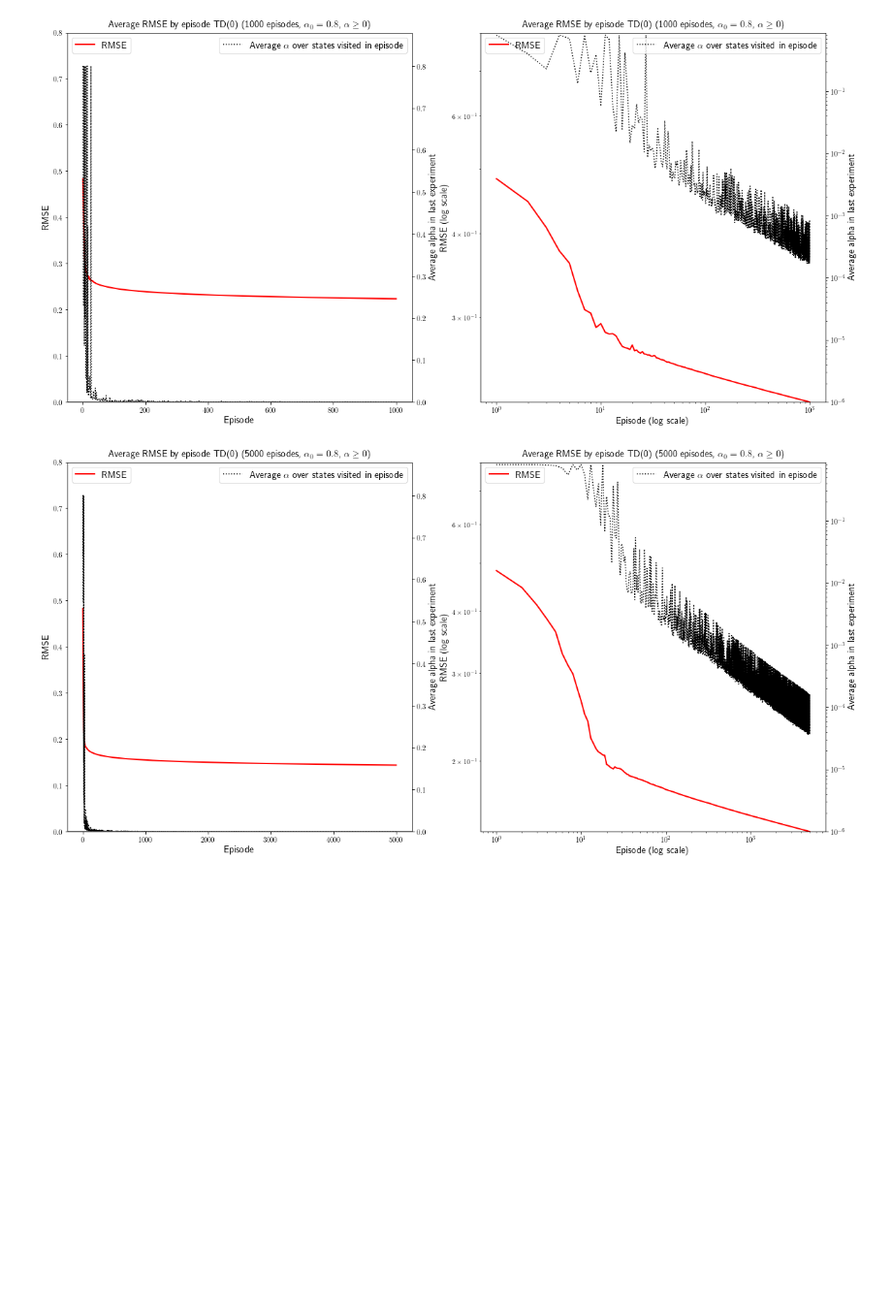
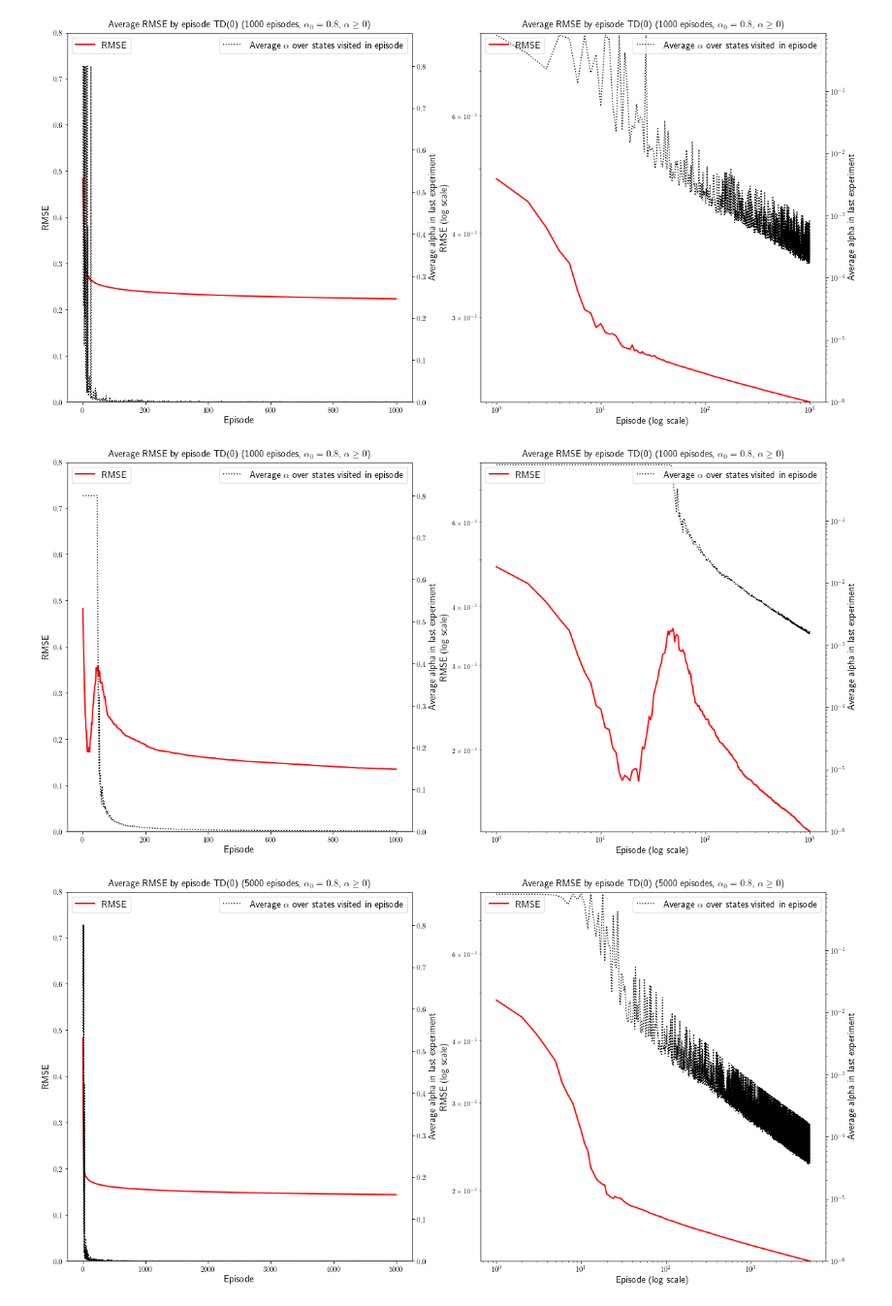
Before and after one commit to mastropi/RL, a Jupyter notebook: RL-001-MemoryManagement/SimulateTDLambda.ipynb, the cells around one changed output. Shown at 97% size. Cells and saved outputs as stored; diff of their text form; code cells hidden in the pictures; blank space fills up the shorter version.

```diff
--- a/RL-001-MemoryManagement/SimulateTDLambda.ipynb
+++ b/RL-001-MemoryManagement/SimulateTDLambda.ipynb
@@ -876,6 +876,19 @@ plt.savefig("{}/{}-v{}-{}-adjbyepi={},amin={}-Epi{}-Exp{}.png" \
             .format(g_dir_results, g_prefix, version, method + str(lambdas_opt[method]), params['adjust_alpha_by_episode'], params['alpha_min'], params['nepisodes'], params['nexperiments']))
 # %% [output]
 [figure]
+# %%
+# TD(0)
+# Adjust alpha by count: alpha_min = 0
+# FIRST-VISIT adjustment of alpha
+# Experiments = 5
+method = "td"
+subtitle = r"TD({}) ({} episodes, $\alpha_0={}$, $\alpha \geq {}$)".format(lambdas_opt[method], params['nepisodes'], alphas_opt[method], params['alpha_min'])
+ax, ax_tlog, ax2, ax2_tlog = plot_rmse_by_episode(df_rmse_by_episode_td['rmse_mean'], max_rmse=0.8,
+                                                  alphas=state_info_td['alphas_by_episode'], alpha_min=params['alpha_min'], max_alpha=alphas_opt[method]*1.1,
+                                                  subtitle=subtitle,
+                                                  color="red", fontsize=fontsize, legend=True)
+# %% [output]
+[figure, added]
 # %%
 # TD(0)
 # Adjust alpha by count: alpha_min = 0
```
Also changed, not shown: parts of 13 cells of this notebook, 4 other files.
